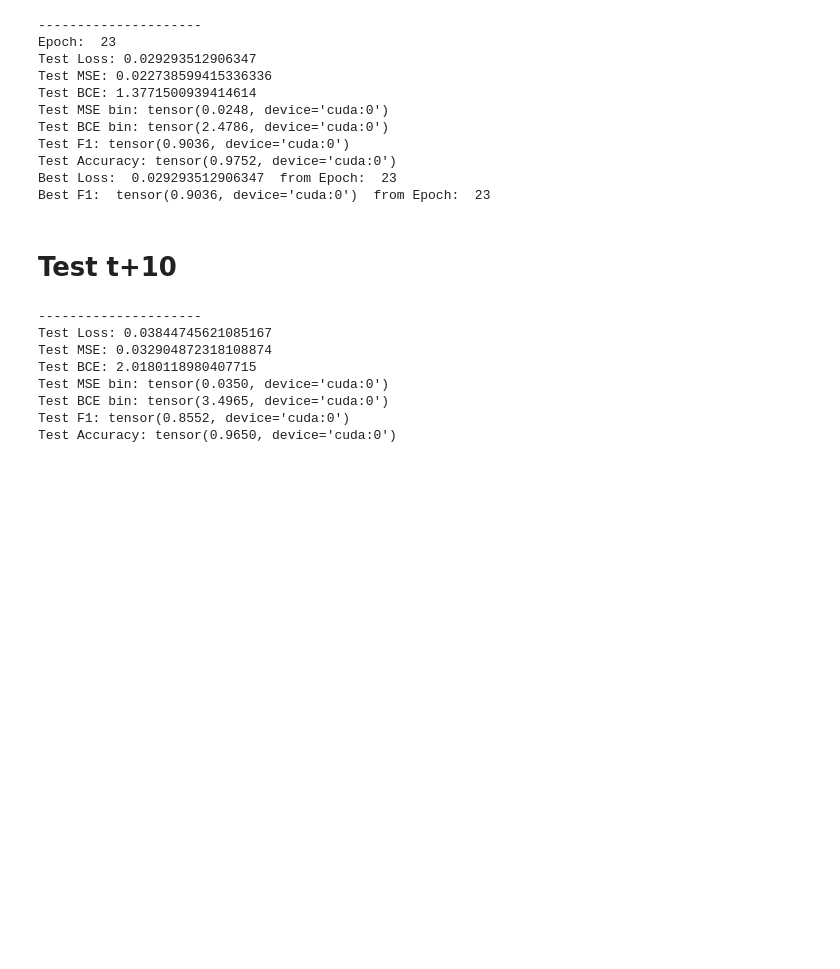
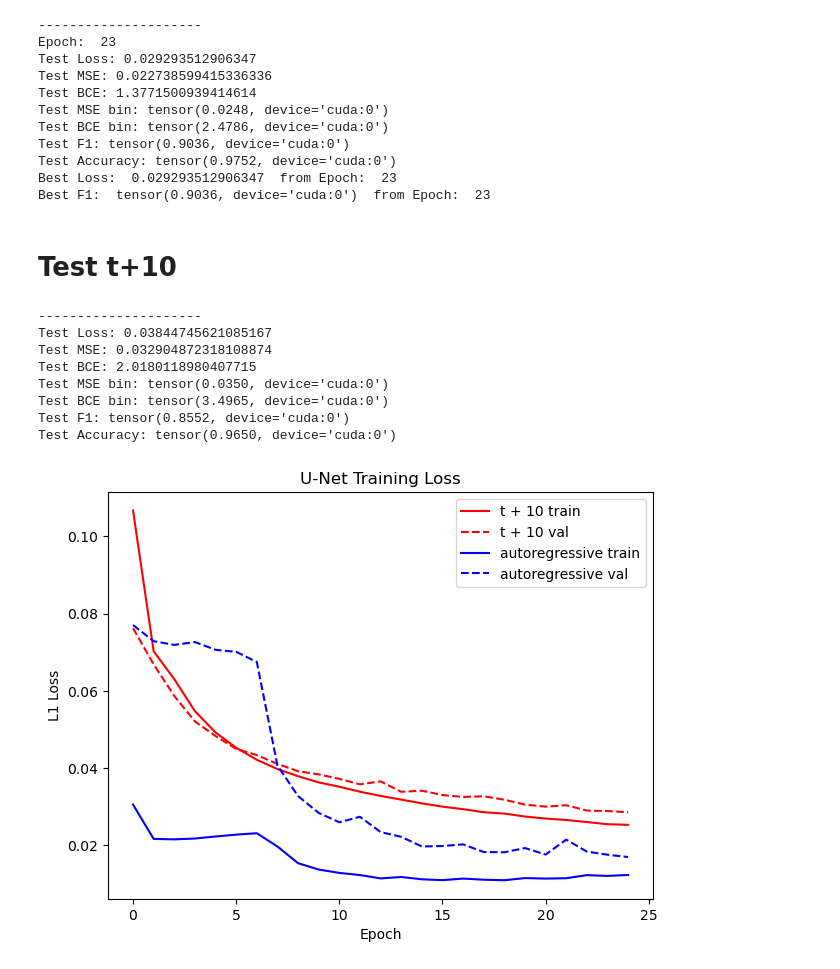
Before and after one commit to alexjps1/bps-trajectory, a Jupyter notebook: frame_prediction/U_net.ipynb, the cells around one changed output. Cells and saved outputs as stored; diff of their text form; code cells hidden in the pictures; blank space fills up the shorter version.

```diff
--- a/frame_prediction/U_net.ipynb
+++ b/frame_prediction/U_net.ipynb
@@ -1091,3 +995,24 @@ Test MSE bin: tensor(0.0350, device='cuda:0')
 Test BCE bin: tensor(3.4965, device='cuda:0')
 Test F1: tensor(0.8552, device='cuda:0')
 Test Accuracy: tensor(0.9650, device='cuda:0')
+# %%
+loss = np.load('losses/loss_t10.npy')
+
+plt.plot(loss[:25, 0], loss[:25, 1], color = 'red', label = 't + 10 train')
+
+plt.plot(loss[:25, 0], loss[:25, 2], color = 'red', linestyle="--", label = 't + 10 val')
+
+loss_ar = np.load('losses/loss.npy')
+
+
+plt.plot(loss_ar[:25, 0], loss_ar[:25, 1], color = 'blue', label = 'autoregressive train')
+plt.plot(loss_ar[:25, 0], loss_ar[:25, 2], color = 'blue', linestyle="--", label = 'autoregressive val')
+plt.xlabel('Epoch')
+plt.ylabel('L1 Loss')
+plt.legend()
+plt.tight_layout()
+plt.title('U-Net Training Loss')
+plt.savefig("plots/loss.png", dpi=300, bbox_inches="tight", pad_inches=0)
+plt.show()
+# %% [output]
+[figure, added]
```
Also changed, not shown: parts of 12 cells of this notebook, 1 other file.
